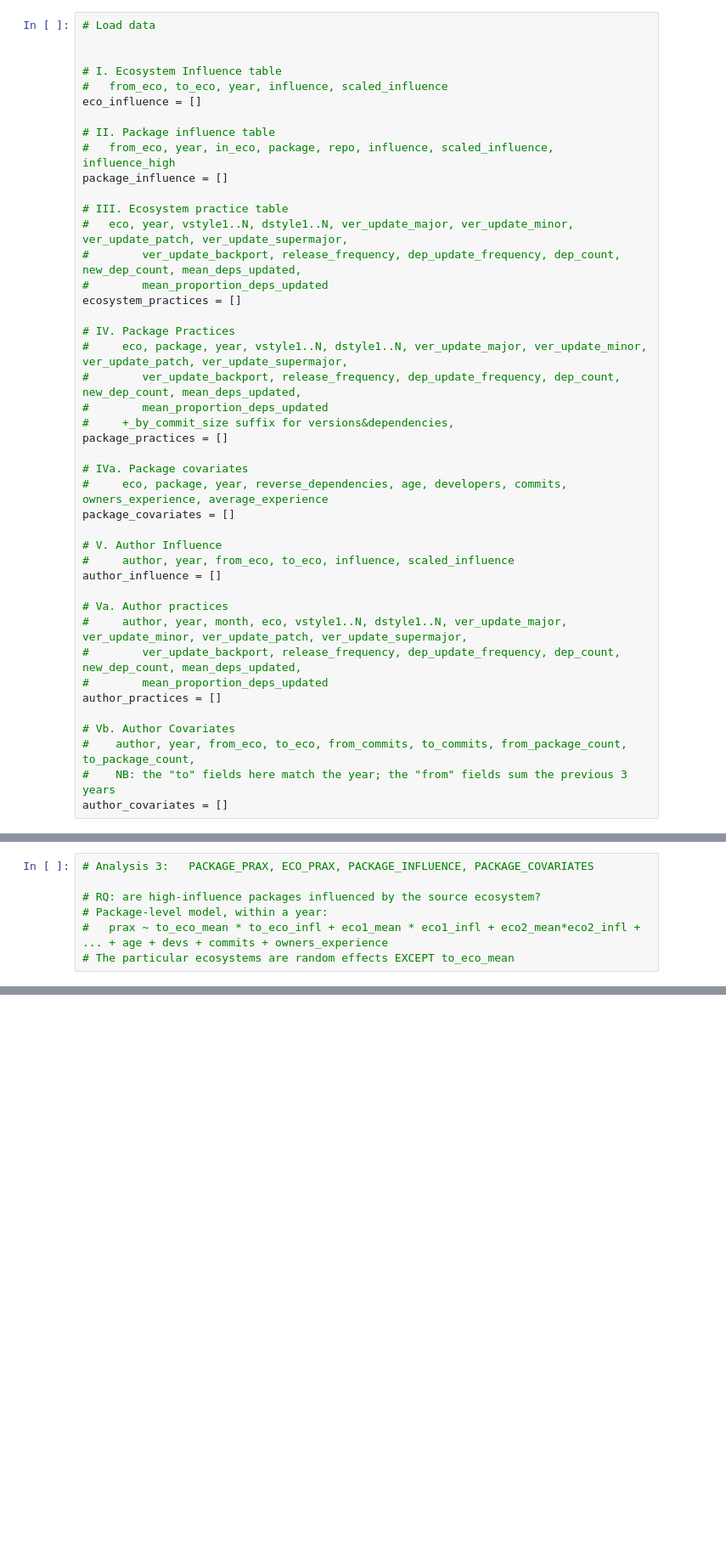
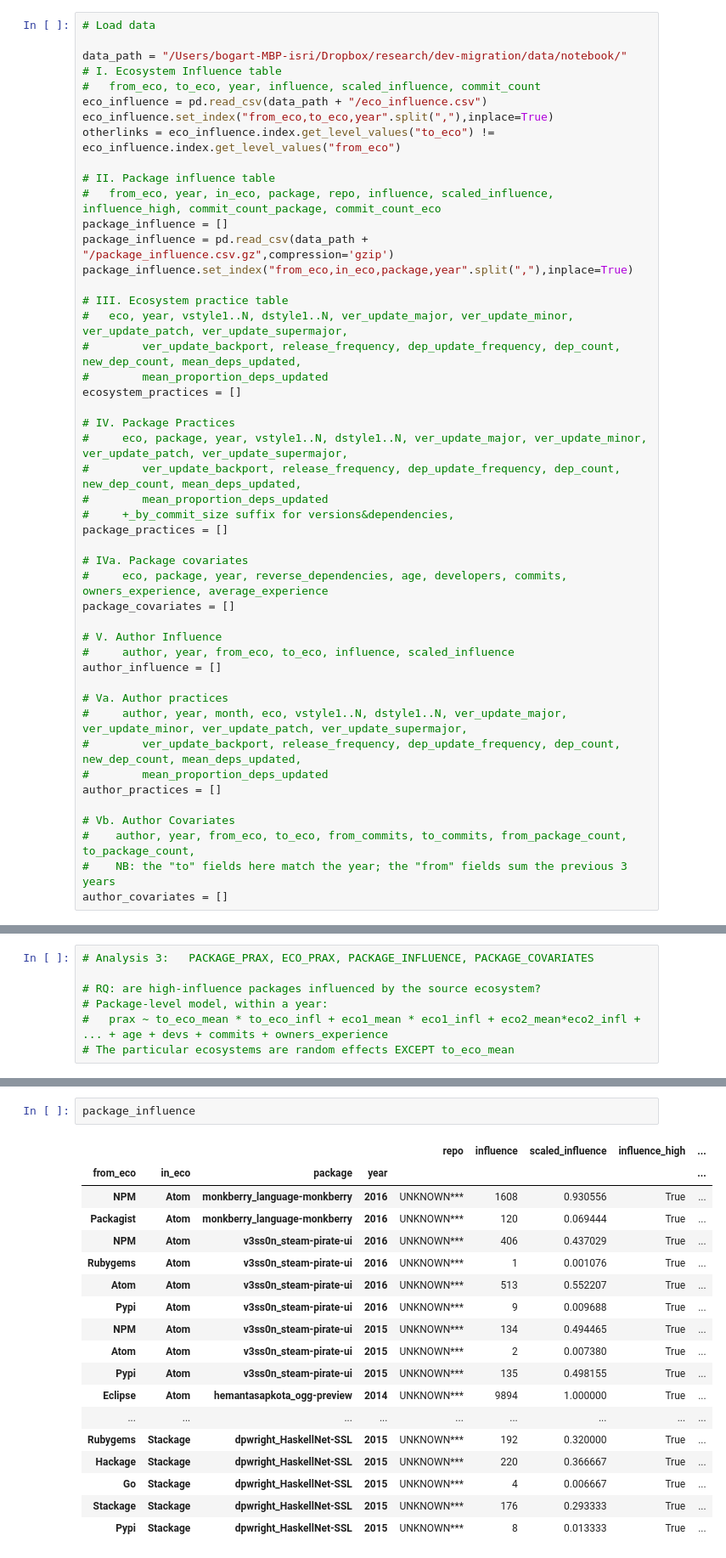
Before and after one commit to cbogart/dev-migration, a Jupyter notebook: scripts/Target Analysis.ipynb, the cells around one changed output, grey strips where cells are left out. Shown at 85% size. Cells and saved outputs as stored; diff of their text form; blank space fills up the shorter version.

```diff
--- a/scripts/Target Analysis.ipynb
+++ b/scripts/Target Analysis.ipynb
@@ -3,14 +4,18 @@
 # %%
 # Load data
 
-
+data_path = "/Users/bogart-MBP-isri/Dropbox/research/dev-migration/data/notebook/"
 # I. Ecosystem Influence table
-#   from_eco, to_eco, year, influence, scaled_influence
-eco_influence = []
+#   from_eco, to_eco, year, influence, scaled_influence, commit_count
+eco_influence = pd.read_csv(data_path + "/eco_influence.csv")
+eco_influence.set_index("from_eco,to_eco,year".split(","),inplace=True)
+otherlinks = eco_influence.index.get_level_values("to_eco") != eco_influence.index.get_level_values("from_eco")
 
 # II. Package influence table
-#   from_eco, year, in_eco, package, repo, influence, scaled_influence, influence_high
+#   from_eco, year, in_eco, package, repo, influence, scaled_influence, influence_high, commit_count_package, commit_count_eco
 package_influence = []
+package_influence = pd.read_csv(data_path + "/package_influence.csv.gz",compression='gzip')
+package_influence.set_index("from_eco,in_eco,package,year".split(","),inplace=True)
 
 # III. Ecosystem practice table
 #   eco, year, vstyle1..N, dstyle1..N, ver_update_major, ver_update_minor, ver_update_patch, ver_update_supermajor,
@@ -67,0 +76,21 @@ author_covariates = []
+# %%
+package_influence
+# %% [output]
+|  |  |  |  | repo | influence | scaled_influence | influence_high | ... |
+| from_eco | in_eco | package | year |  |  |  |  | ... |
+| NPM | Atom | monkberry_language-monkberry | 2016 | UNKNOWN*** | 1608 | 0.930556 | True | ... |
+| Packagist | Atom | monkberry_language-monkberry | 2016 | UNKNOWN*** | 120 | 0.069444 | True | ... |
+| NPM | Atom | v3ss0n_steam-pirate-ui | 2016 | UNKNOWN*** | 406 | 0.437029 | True | ... |
+| Rubygems | Atom | v3ss0n_steam-pirate-ui | 2016 | UNKNOWN*** | 1 | 0.001076 | True | ... |
+| Atom | Atom | v3ss0n_steam-pirate-ui | 2016 | UNKNOWN*** | 513 | 0.552207 | True | ... |
+| Pypi | Atom | v3ss0n_steam-pirate-ui | 2016 | UNKNOWN*** | 9 | 0.009688 | True | ... |
+| NPM | Atom | v3ss0n_steam-pirate-ui | 2015 | UNKNOWN*** | 134 | 0.494465 | True | ... |
+| Atom | Atom | v3ss0n_steam-pirate-ui | 2015 | UNKNOWN*** | 2 | 0.007380 | True | ... |
+| Pypi | Atom | v3ss0n_steam-pirate-ui | 2015 | UNKNOWN*** | 135 | 0.498155 | True | ... |
+| Eclipse | Atom | hemantasapkota_ogg-preview | 2014 | UNKNOWN*** | 9894 | 1.000000 | True | ... |
+| ... | ... | ... | ... | ... | ... | ... | ... | ... |
+| Rubygems | Stackage | dpwright_HaskellNet-SSL | 2015 | UNKNOWN*** | 192 | 0.320000 | True | ... |
+| Hackage | Stackage | dpwright_HaskellNet-SSL | 2015 | UNKNOWN*** | 220 | 0.366667 | True | ... |
+| Go | Stackage | dpwright_HaskellNet-SSL | 2015 | UNKNOWN*** | 4 | 0.006667 | True | ... |
+| Stackage | Stackage | dpwright_HaskellNet-SSL | 2015 | UNKNOWN*** | 176 | 0.293333 | True | ... |
+| Pypi | Stackage | dpwright_HaskellNet-SSL | 2015 | UNKNOWN*** | 8 | 0.013333 | True | ... |
```
Also changed, not shown: parts of 6 cells of this notebook, 1 other file.
